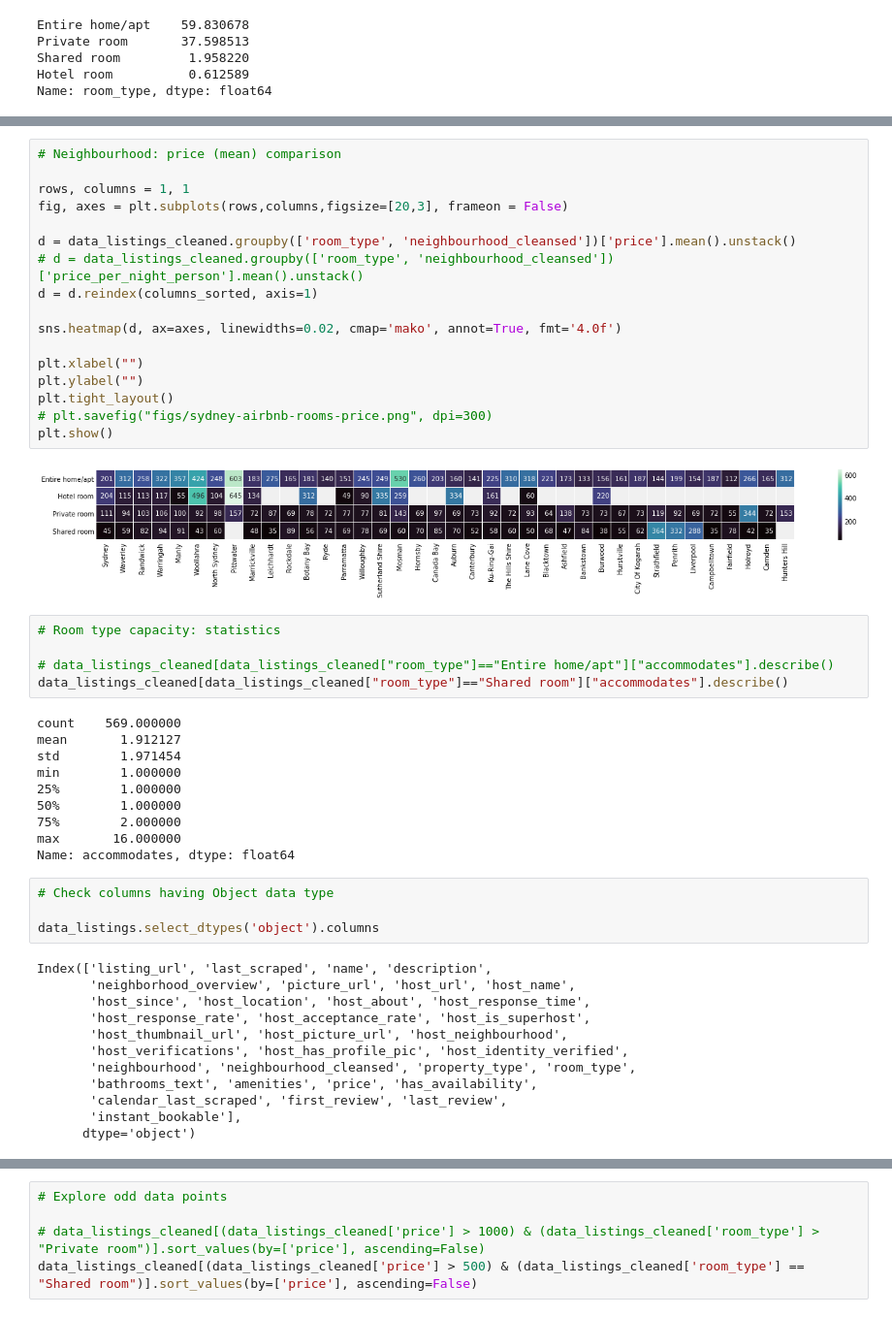
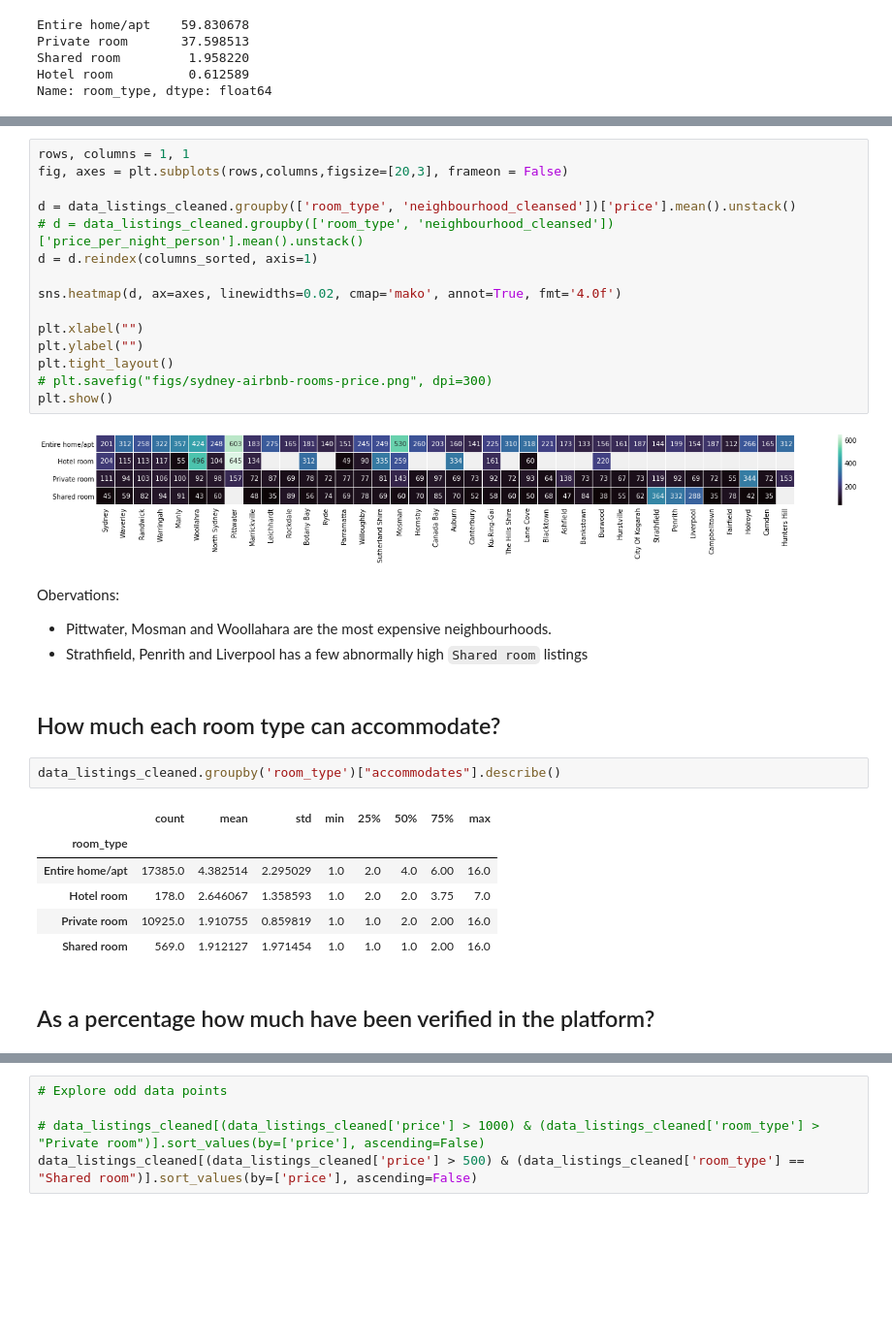
Before and after one commit to mrat1618/airbnb-eda-sydney, a Jupyter notebook: airbnb-eda-sydney.ipynb, the cells around one changed output, grey strips where cells are left out. Shown at 97% size. Cells and saved outputs as stored; diff of their text form; blank space fills up the shorter version.

```diff
--- a/airbnb-eda-sydney.ipynb
+++ b/airbnb-eda-sydney.ipynb
@@ -253,6 +332,4 @@ plt.show()
 # %%
-# Neighbourhood: price (mean) comparison
-
 rows, columns = 1, 1
 fig, axes = plt.subplots(rows,columns,figsize=[20,3], frameon = False)
 
@@ -269,36 +346,22 @@ plt.tight_layout()
 plt.show()
 # %% [output]
 [figure]
-# %%
-# Room type capacity: statistics
-
-# data_listings_cleaned[data_listings_cleaned["room_type"]=="Entire home/apt"]["accommodates"].describe()
-data_listings_cleaned[data_listings_cleaned["room_type"]=="Shared room"]["accommodates"].describe()
-# %% [output]
-count    569.000000
-mean       1.912127
-std        1.971454
-min        1.000000
-25%        1.000000
-50%        1.000000
-75%        2.000000
-max       16.000000
-Name: accommodates, dtype: float64
-# %%
-# Check columns having Object data type
-
-data_listings.select_dtypes('object').columns
-# %% [output]
-Index(['listing_url', 'last_scraped', 'name', 'description',
-       'neighborhood_overview', 'picture_url', 'host_url', 'host_name',
-       'host_since', 'host_location', 'host_about', 'host_response_time',
-       'host_response_rate', 'host_acceptance_rate', 'host_is_superhost',
-       'host_thumbnail_url', 'host_picture_url', 'host_neighbourhood',
-       'host_verifications', 'host_has_profile_pic', 'host_identity_verified',
-       'neighbourhood', 'neighbourhood_cleansed', 'property_type', 'room_type',
-       'bathrooms_text', 'amenities', 'price', 'has_availability',
-       'calendar_last_scraped', 'first_review', 'last_review',
-       'instant_bookable'],
-      dtype='object')
+# %% [markdown]
+Obervations:
+ - Pittwater, Mosman and Woollahara are the most expensive neighbourhoods.
+ - Strathfield, Penrith and Liverpool has a few abnormally high `Shared room` listings
+# %% [markdown]
+## How much each room type can accommodate?
+# %%
+data_listings_cleaned.groupby('room_type')["accommodates"].describe()
+# %% [output]
+|  | count | mean | std | min | 25% | 50% | 75% | max |
+| room_type |  |  |  |  |  |  |  |  |
+| Entire home/apt | 17385.0 | 4.382514 | 2.295029 | 1.0 | 2.0 | 4.0 | 6.00 | 16.0 |
+| Hotel room | 178.0 | 2.646067 | 1.358593 | 1.0 | 2.0 | 2.0 | 3.75 | 7.0 |
+| Private room | 10925.0 | 1.910755 | 0.859819 | 1.0 | 1.0 | 2.0 | 2.00 | 16.0 |
+| Shared room | 569.0 | 1.912127 | 1.971454 | 1.0 | 1.0 | 1.0 | 2.00 | 16.0 |
+# %% [markdown]
+## As a percentage how much have been verified in the platform?
 # %%
 # Host verified?
```
Also changed, not shown: parts of 69 cells of this notebook, 6 other files.
